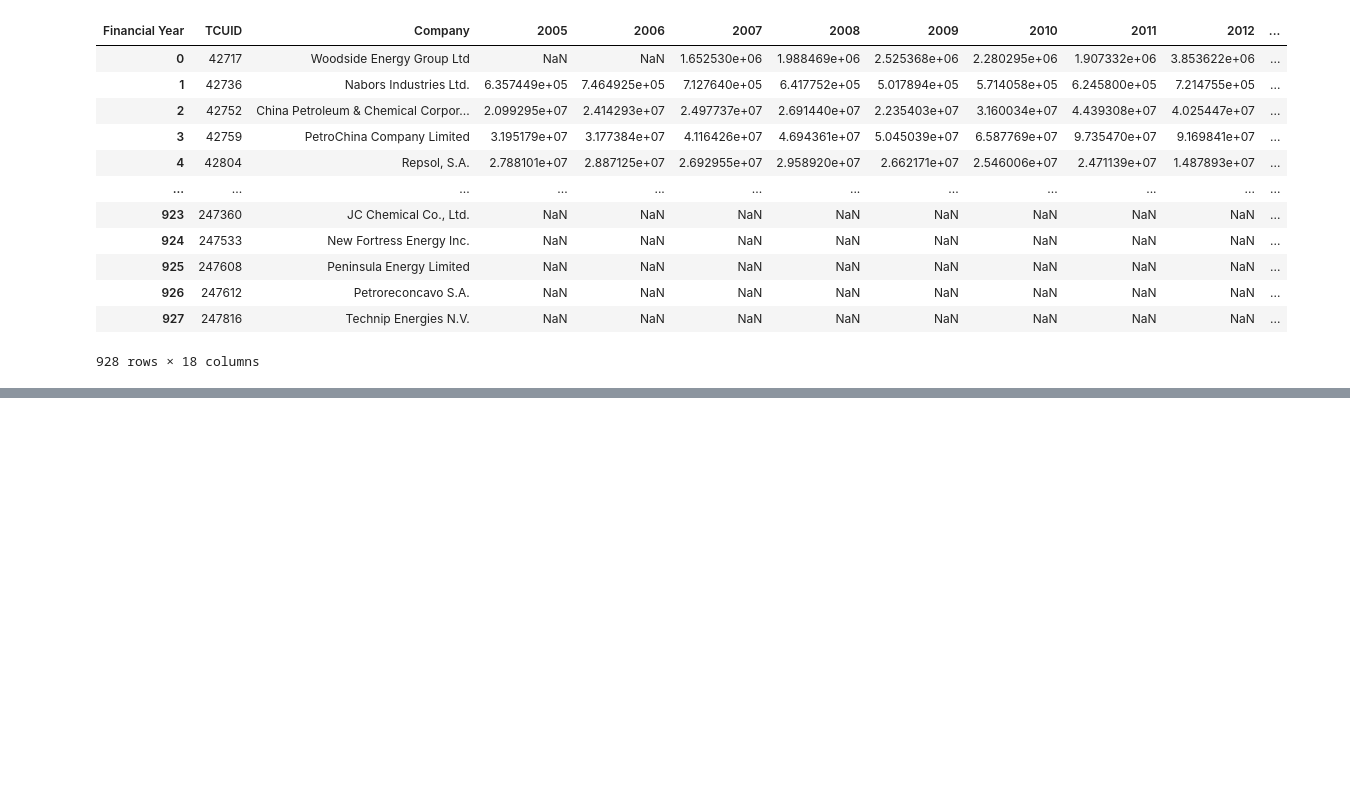
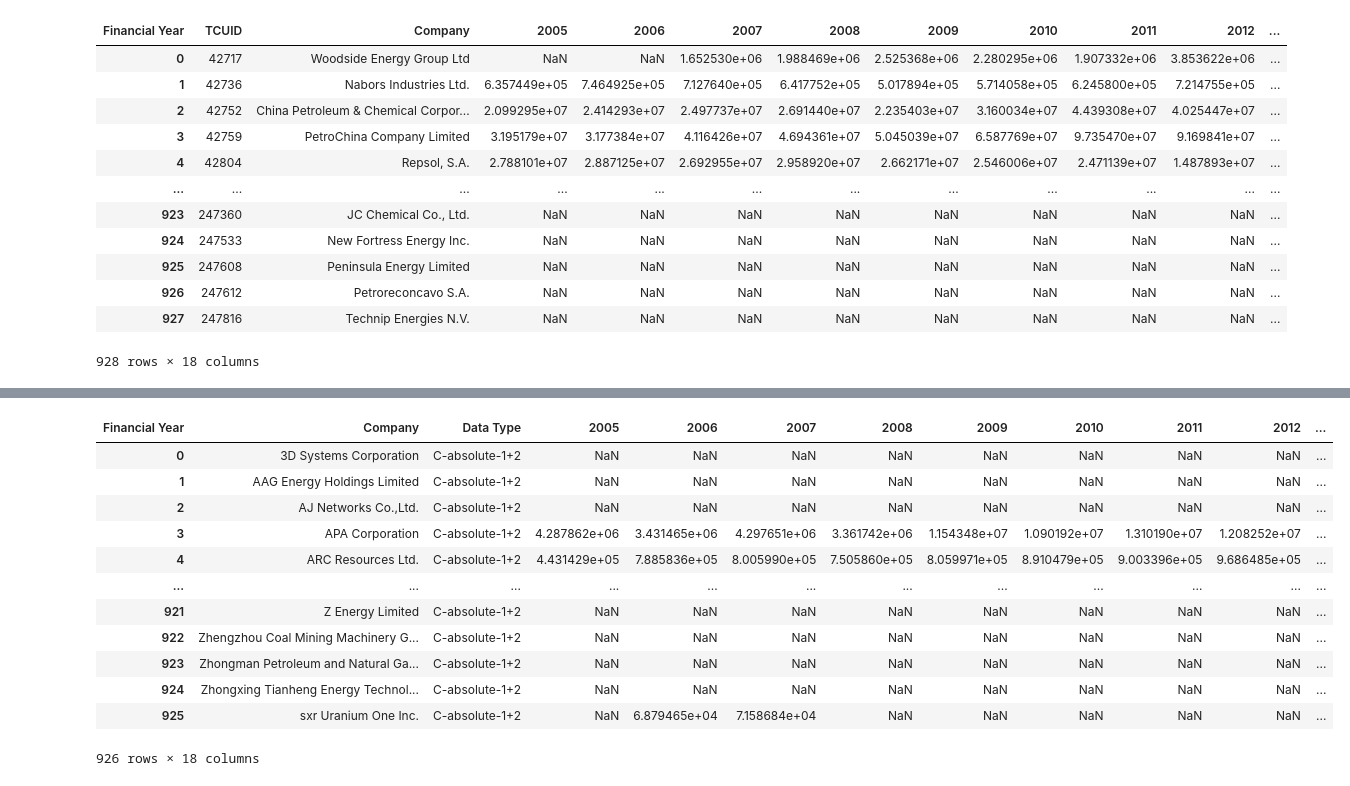
Before and after one commit to leocmcheung/carbon-forecast, a Jupyter notebook: notebooks/Leo-D3.ipynb, the cells around one changed output, grey strips where cells are left out. Cells and saved outputs as stored; diff of their text form; code cells hidden in the pictures; blank space fills up the shorter version.

```diff
--- a/notebooks/Leo-D3.ipynb
+++ b/notebooks/Leo-D3.ipynb
@@ -79,3 +79,7 @@ df_year
 df_year.to_csv("../raw_data/for_RNN_energy.csv", index=False)
 # %%
 df.pivot_table(index="Financial Year", columns=["Company"], values="C-absolute-1+2").reset_index().to_csv("../raw_data/for_RNN_energy.csv", index=False)
+# %%
+data_n = pd.read_csv("../raw_data/Historical_Emissions.csv")
+pd.set_option('display.max_columns', None)
+data_n
@@ -81,0 +124,20 @@ df.pivot_table(index="Financial Year", columns=["Company"], values="C-absolute-1
+# %%
+test = df2.pivot_table(index="Company", columns="Financial Year", values="C-absolute-1+2").reset_index()
+test["Data Type"] = "C-absolute-1+2"
+cols =['Company','Data Type', 2005, 2006, 2007, 2008, 2009, 2010, 2011, 2012, 2013, 2014, 2015, 2016, 2017, 2018, 2019, 2020]
+test = test[cols]
+test
+# %% [output]
+| Financial Year | Company | Data Type | 2005 | 2006 | 2007 | 2008 | 2009 | 2010 | 2011 | 2012 | ... |
+| 0 | 3D Systems Corporation | C-absolute-1+2 | NaN | NaN | NaN | NaN | NaN | NaN | NaN | NaN | ... |
+| 1 | AAG Energy Holdings Limited | C-absolute-1+2 | NaN | NaN | NaN | NaN | NaN | NaN | NaN | NaN | ... |
+| 2 | AJ Networks Co.,Ltd. | C-absolute-1+2 | NaN | NaN | NaN | NaN | NaN | NaN | NaN | NaN | ... |
+| 3 | APA Corporation | C-absolute-1+2 | 4.287862e+06 | 3.431465e+06 | 4.297651e+06 | 3.361742e+06 | 1.154348e+07 | 1.090192e+07 | 1.310190e+07 | 1.208252e+07 | ... |
+| 4 | ARC Resources Ltd. | C-absolute-1+2 | 4.431429e+05 | 7.885836e+05 | 8.005990e+05 | 7.505860e+05 | 8.059971e+05 | 8.910479e+05 | 9.003396e+05 | 9.686485e+05 | ... |
+| ... | ... | ... | ... | ... | ... | ... | ... | ... | ... | ... | ... |
+| 921 | Z Energy Limited | C-absolute-1+2 | NaN | NaN | NaN | NaN | NaN | NaN | NaN | NaN | ... |
+| 922 | Zhengzhou Coal Mining Machinery G... | C-absolute-1+2 | NaN | NaN | NaN | NaN | NaN | NaN | NaN | NaN | ... |
+| 923 | Zhongman Petroleum and Natural Ga... | C-absolute-1+2 | NaN | NaN | NaN | NaN | NaN | NaN | NaN | NaN | ... |
+| 924 | Zhongxing Tianheng Energy Technol... | C-absolute-1+2 | NaN | NaN | NaN | NaN | NaN | NaN | NaN | NaN | ... |
+| 925 | sxr Uranium One Inc. | C-absolute-1+2 | NaN | 6.879465e+04 | 7.158684e+04 | NaN | NaN | NaN | NaN | NaN | ... |
+926 rows × 18 columns
```
Also changed, not shown: parts of 25 cells of this notebook.
